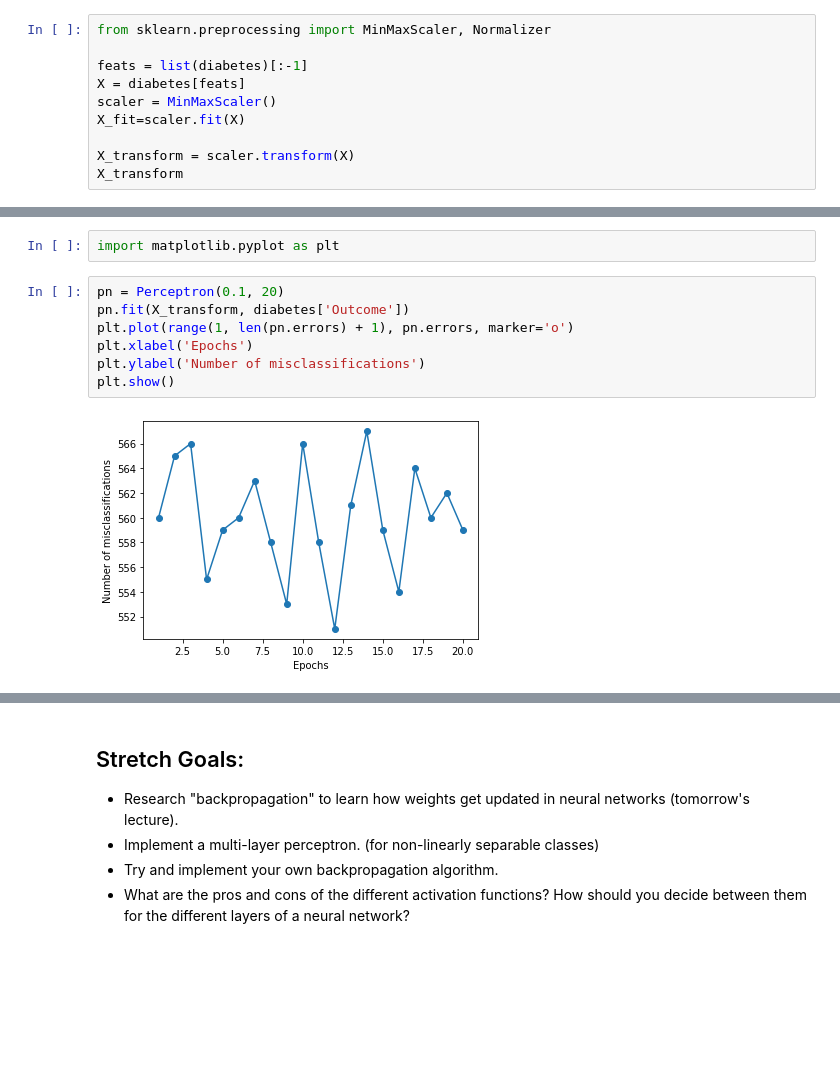
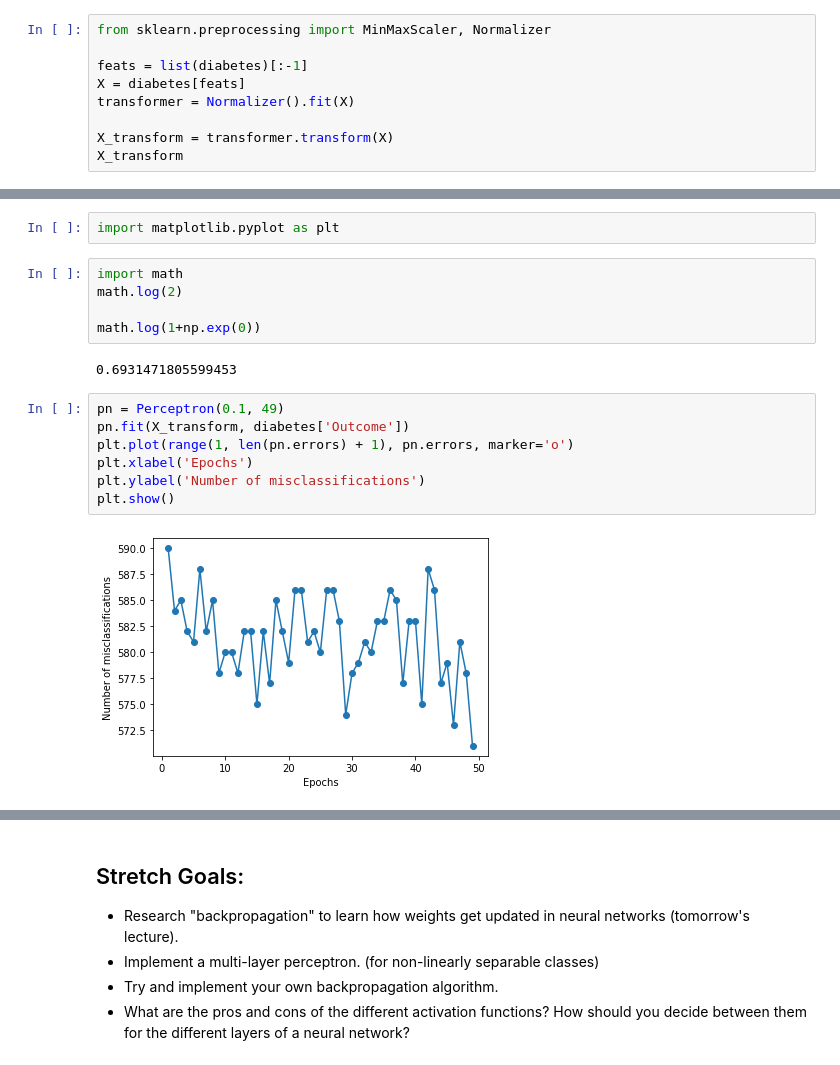
Before and after one commit to JenBanks8585/DS-Unit-4-Sprint-2-Neural-Networks, a Jupyter notebook: module1-Intro-to-Neural-Networks/LS_DS_421_Intro_to_NN_Assignment.ipynb, the cells around one changed output, grey strips where cells are left out. Drawn from its saved outputs; the diff is of its cells as text; blank space fills up the shorter version.

```diff
--- a/module1-Intro-to-Neural-Networks/LS_DS_421_Intro_to_NN_Assignment.ipynb
+++ b/module1-Intro-to-Neural-Networks/LS_DS_421_Intro_to_NN_Assignment.ipynb
@@ -145,9 +160,8 @@ from sklearn.preprocessing import MinMaxScaler, Normalizer
 
 feats = list(diabetes)[:-1]
 X = diabetes[feats]
-scaler = MinMaxScaler()
-X_fit=scaler.fit(X)
+transformer = Normalizer().fit(X)
 
-X_transform = scaler.transform(X)
+X_transform = transformer.transform(X)
 X_transform
 # %% [output]
@@ -211,12 +241,19 @@ class Perceptron:
         return np.where(self.net_input(X) >= 0.0, 1, -1)
 # %%
 import matplotlib.pyplot as plt
+# %%
+import math
+math.log(2)
+
+math.log(1+np.exp(0))
+# %% [output]
+0.6931471805599453
 # %%
-pn = Perceptron(0.1, 20)
+pn = Perceptron(0.1, 49)
 pn.fit(X_transform, diabetes['Outcome'])
 plt.plot(range(1, len(pn.errors) + 1), pn.errors, marker='o')
 plt.xlabel('Epochs')
 plt.ylabel('Number of misclassifications')
 plt.show()
 # %% [output]
-[figure, old version]
+[figure, new version]
```
Also changed, not shown: parts of 7 cells of this notebook, 4 other files.
